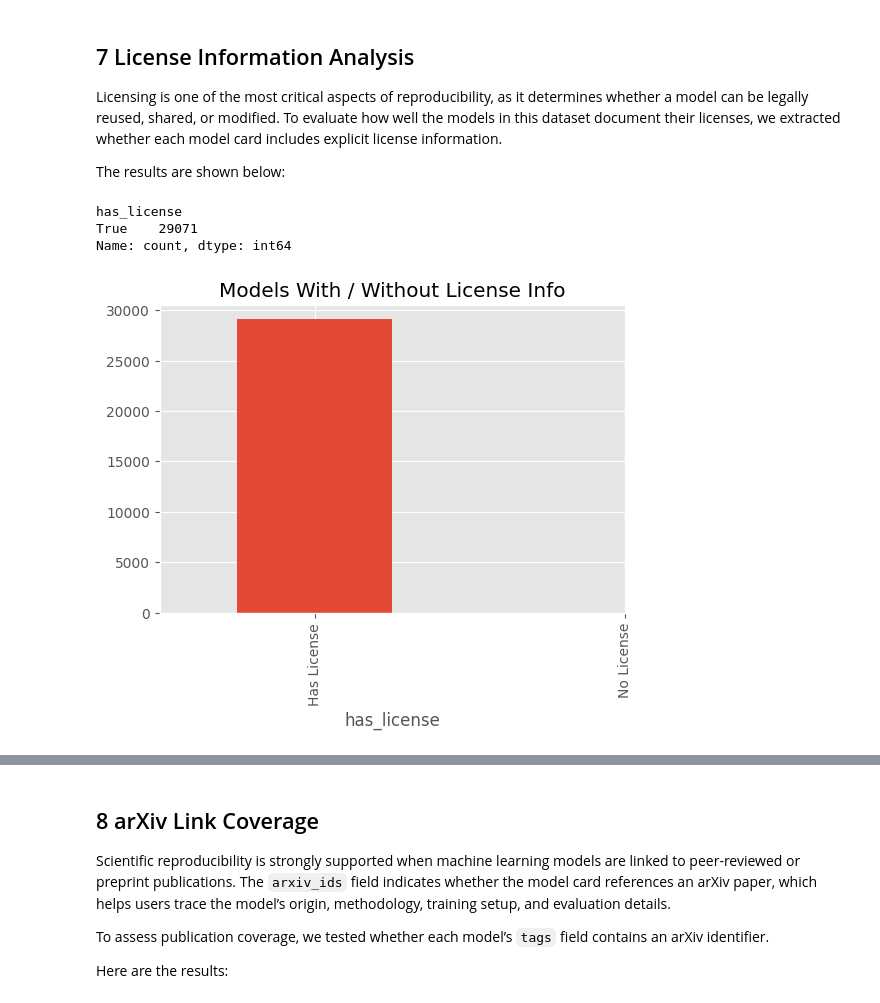
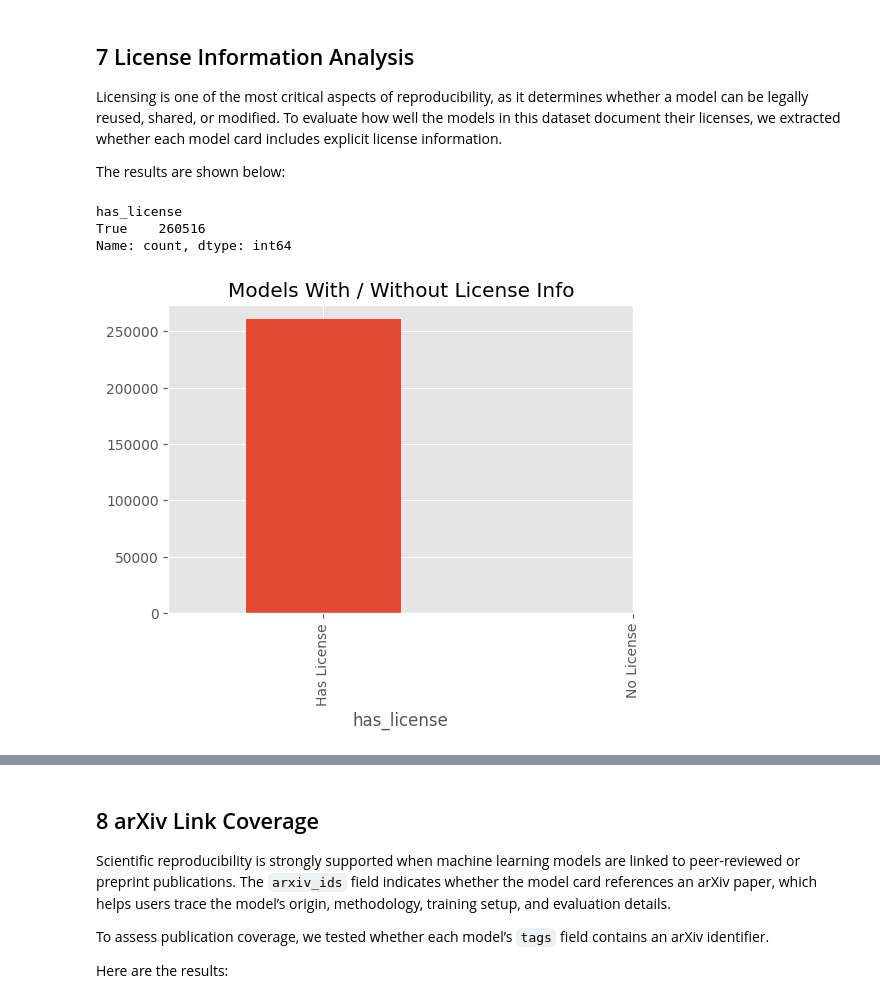
Before and after one commit to OganKuba/Model_Card, a Jupyter notebook: model_card.ipynb, the cells around one changed output, grey strips where cells are left out. Cells and saved outputs as stored; diff of their text form; code cells hidden in the pictures.

```diff
--- a/model_card.ipynb
+++ b/model_card.ipynb
@@ -11,0 +10,2 @@ df = pd.read_csv("HF_Model_Cards_December_2024_lic_and_arXiv.csv")
+# %%
+df = pd.read_csv("Sep_2025_models_with_license_and_basemodel.csv")
@@ -353,23 +411,23 @@ The results are shown below:
 # %%
 def has_license(tag):
     if pd.isna(tag):
         return False
     return "license" in tag.lower()
 
-df['has_license'] = df['tags'].apply(has_license)
+df['has_license'] = df['lics'].apply(has_license)
 
 print(df['has_license'].value_counts())
 
 df['has_license'].value_counts().plot(kind='bar',
                                       title="Models With / Without License Info",
                                       figsize=(6,4))
 plt.xticks([0,1], ["Has License", "No License"])
 plt.show()
 # %% [output]
 has_license
-True    29071
+True    260516
 Name: count, dtype: int64
-[figure, old version]
+[figure, new version]
 # %%
 df['lics'].value_counts().head(10).plot(kind='bar', figsize=(10,4), title="Top 10 License Distribution")
 plt.show()
```
Also changed, not shown: parts of 38 cells of this notebook.
